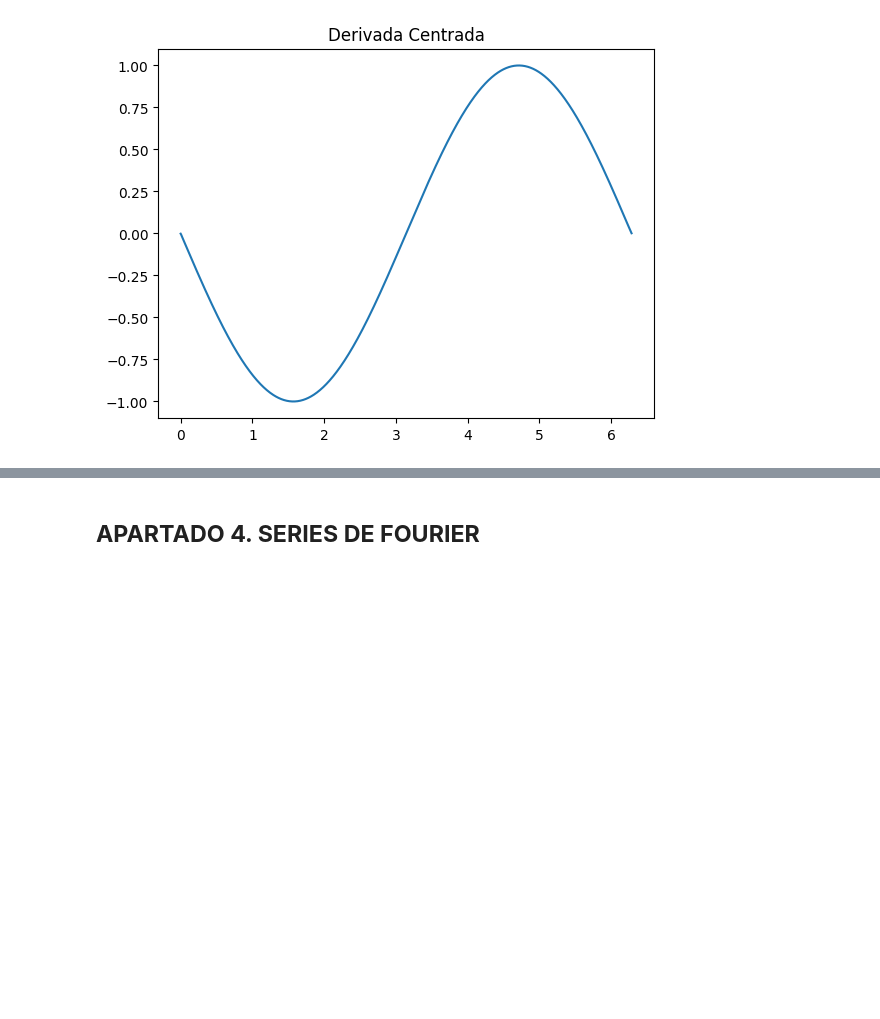
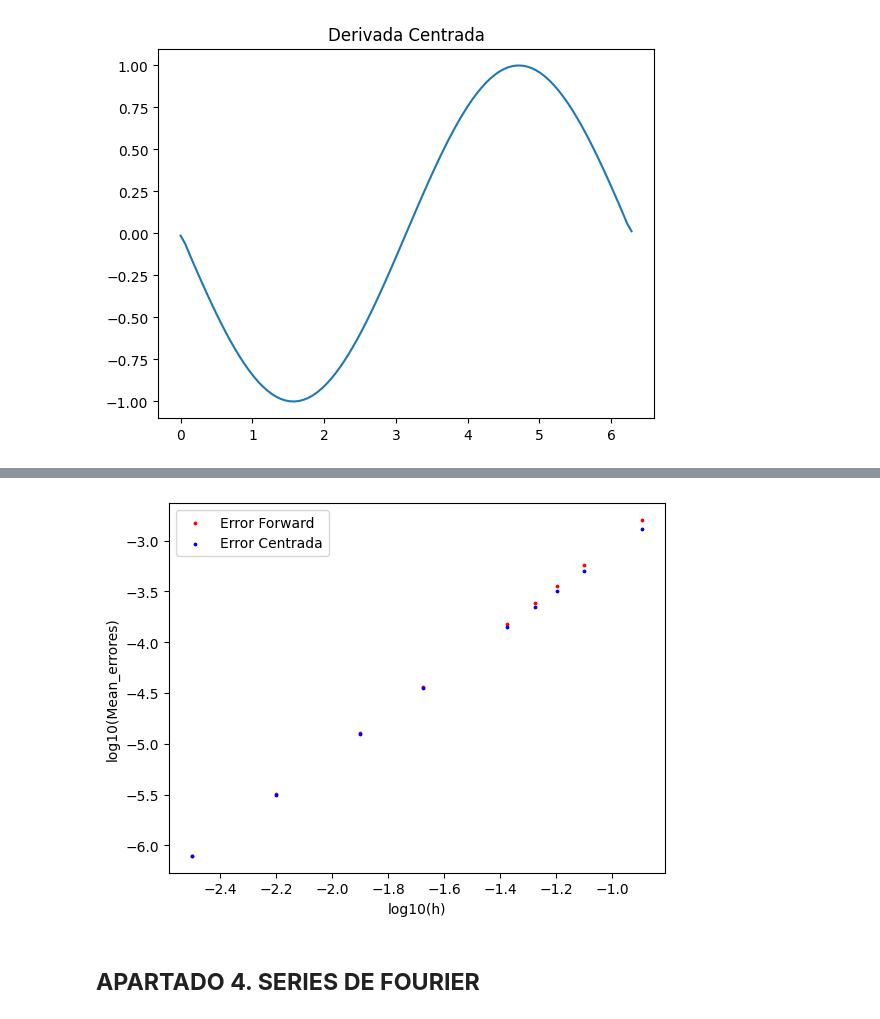
Before and after one commit to ivanperez1809/Ivan_AnalisisNumericoEDPs, a Jupyter notebook: PérezMaestreIván_Práctica1.ipynb, the cells around one changed output, grey strips where cells are left out. Saved outputs shown, nothing was run; the diff lists cells and outputs as text; code cells hidden in the pictures; blank space fills up the shorter version.

```diff
--- a/PérezMaestreIván_Práctica1.ipynb
+++ b/PérezMaestreIván_Práctica1.ipynb
@@ -39,5 +82,5 @@ $-\frac{11}{6}$, $3$, $-\frac{3}{2}$ y  $\frac{1}{3}$
 # %%
-A2 = np.array([[1,1,1,1],[1,-1,2,-2],[1/2,1/2,2,2],[1/6,-1/6,4/3,-4/3]])
+A2 = np.array([[1,1,1,1],[-2,-1,1,2],[2,1/2,1/2,2],[-4/3,-1/6,1/6,4/3]])
 B2 = np.array([0,1,0,0])
 
 solucion2 = np.linalg.solve(A2,B2)
@@ -82,19 +132,21 @@ DerivadaForward(solucion1)
 # %% [markdown]
 De nuevo puede parecer que tenemos el mismo problema con el tema de "salirse" del dominio, pero se soluciona de la misma manera aunque ahora también hay que añadir los elementos finales al principio del array para obtener los términos $f(x-2h)$ y $f(x-h)$.
 # %%
-def DerivadaCentrada(solucion2): #solucion2 van a ser los hallados antes en el apartado d, se hace así para aportar generalidad
-    t=np.linspace(0,2*np.pi,1000) #Dominio que se tiene en cuenta
+def DerivadaCentrada(solucion2,numPuntos): #solucion2 van a ser los hallados antes en el apartado d, se hace así para aportar generalidad
+    t=np.linspace(0,2*np.pi,numPuntos) #Dominio que se tiene en cuenta
 
     t_modificado=np.concatenate((np.array([t[-2],t[-1]]),t,np.array([t[0],t[1]]))) #No se le da más vueltas, misma lógica
     f=np.cos(t_modificado)
+    global h
     h=t[1]-t[0] #Otra vez, mismo salto siempre
     derivada_centrada=[]
     for i in range (2,len(t_modificado)-2):
-        derivada_centrada.append((solucion2[3]*f[i-2]+solucion2[1]*f[i-1]+solucion2[0]*f[i+1]+solucion2[2]*f[i+2])/h)
-    plt.plot(t,derivada_centrada)
-    plt.title('Derivada Centrada')
-    plt.show()
+        derivada_centrada.append((solucion2[0]*f[i-2]+solucion2[1]*f[i-1]+solucion2[2]*f[i+1]+solucion2[3]*f[i+2])/h)
+    return(t,derivada_centrada)
 # %%
-DerivadaCentrada(solucion2)
+t, derivada_centrada = DerivadaCentrada(solucion2,100)
+plt.plot(t,derivada_centrada)
+plt.title('Derivada Centrada')
+plt.show()
 # %% [output]
 [figure]
@@ -101,3 +159,42 @@ DerivadaCentrada(solucion2)
+# %%
+cardinal_lista = [50,80,100,120,150,300,500,1000,2000] #Por ejemplo, se podrían tomar todos los que se quisieran
+
+h_lista = [] #Lista vacía con las h sucesivas
+
+#Listas con las medias de errores vacías
+error_forward_mean = []
+error_centrada_mean = []
+
+for i in range(0,len(cardinal_lista)):
+    #Listas vacías para rellenar con el vector de errores para cada linspace. Se vacía en cada bucle para que no haya errores
+    error_forward_lista = []
+    error_centrada_lista = []
+
+    #Ahora llamamos a las funciones para obtener las derivadas forward y centrada para cada valor del cardinal del dominio
+    t, derivada_forward = DerivadaForward(solucion1,cardinal_lista[i])
+    t, derivada_centrada = DerivadaCentrada(solucion2,cardinal_lista[i])
+
+    h_lista.append(h) #Como la variable h es global, se le puede llamar sin problema
+    f_der = -np.sin(t)
+
+    error_forward_lista.append(np.absolute(f_der - derivada_forward))
+    error_centrada_lista.append(np.absolute(f_der - derivada_centrada))
+
+    error_forward_mean.append(np.mean(error_forward_lista))
+    error_centrada_mean.append(np.mean(error_centrada_lista))
+
+h_lista_log10 = np.log10(h_lista)
+error_FM_log10 = np.log10(error_forward_mean)
+error_CM_log10 = np.log10(error_centrada_mean)
+
+plt.scatter(h_lista_log10,error_FM_log10, color = 'red', label = 'Error Forward', s = 3.0)
+plt.scatter(h_lista_log10,error_CM_log10, color = 'blue', label = 'Error Centrada', s = 3.0)
+plt.xlabel('log10(h)')
+plt.ylabel('log10(Mean_errores)')
+plt.legend()
+plt.show()
+# %% [output]
+[figure, added]
 # %% [markdown]
 ## **APARTADO 4. SERIES DE FOURIER**
 # %% [markdown]
```
Also changed, not shown: parts of 13 cells of this notebook.
